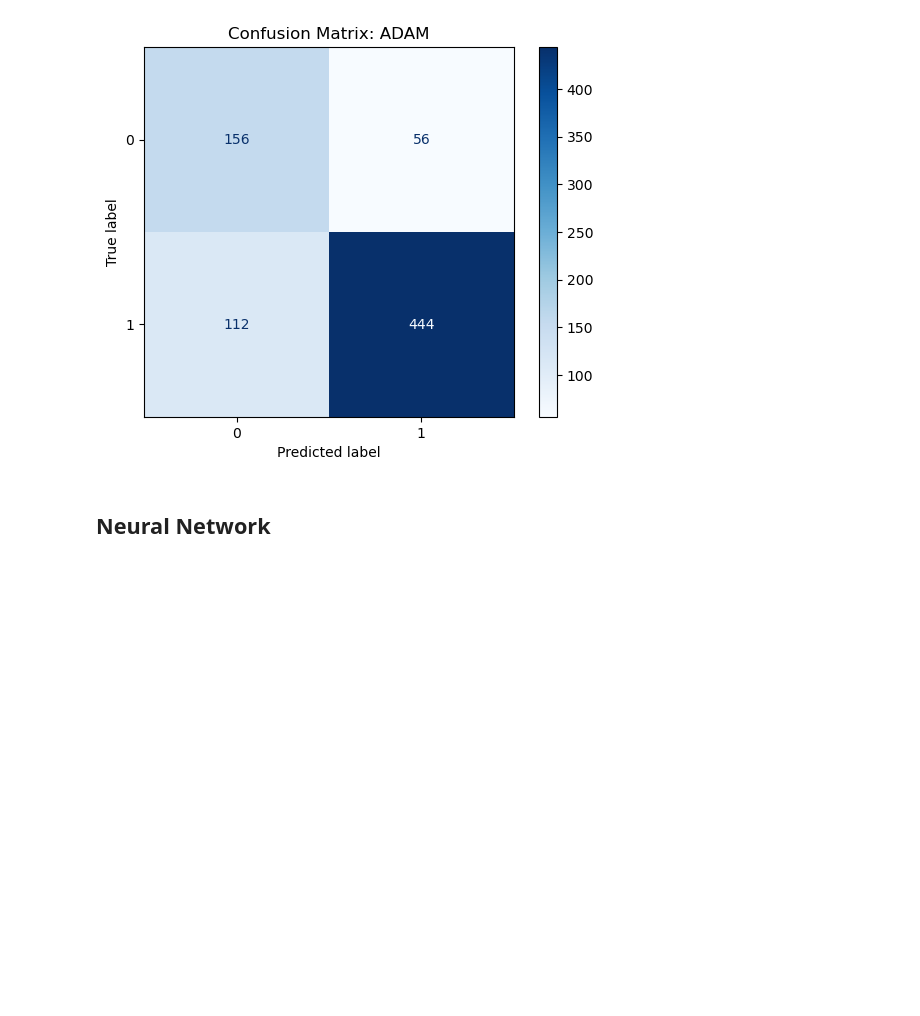
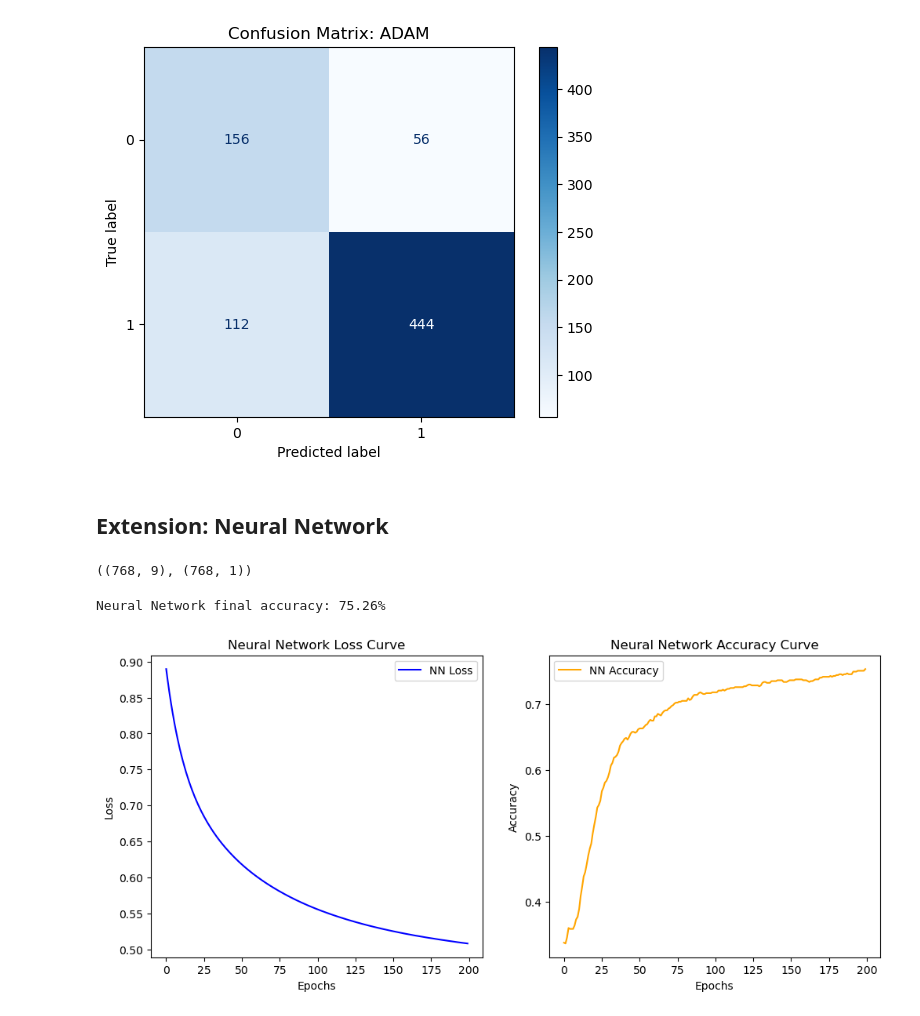
Before and after one commit to SonOfGillas/Satistical_and_Mathematical_Methods_for_machine_learning, a Jupyter notebook: homework/homework-3.ipynb, the cells around one changed output. Drawn from its saved outputs; the diff is of its cells as text; code cells hidden in the pictures; blank space fills up the shorter version.

Commit message:
homework_3: neural network

```diff
--- a/homework/homework-3.ipynb
+++ b/homework/homework-3.ipynb
@@ -407,4 +407,4 @@ plt.show()
 [figure]
 [figure]
 # %% [markdown]
-## Neural Network
+## Extension: Neural Network
@@ -410,0 +485,34 @@ plt.show()
+# %%
+Y= Y.reshape(-1,1)
+
+X.shape, Y.shape
+# %% [output]
+((768, 9), (768, 1))
+# %%
+theta_nn_sgd, loss_nn_sgd, acc_nn_sgd = train_mlp_adam(
+    X, Y,
+    hidden=16,
+    lr=1e-3,
+    epochs=200,
+    batch_size=32,
+)
+print(f"Neural Network final accuracy: {acc_nn_sgd[-1]*100:.2f}%")
+# %% [output]
+Neural Network final accuracy: 75.26%
+# %%
+plt.figure(figsize=(12, 5))
+plt.subplot(1, 2, 1)
+plt.plot(loss_nn_sgd, label='NN Loss', color='blue')
+plt.xlabel('Epochs')
+plt.ylabel('Loss')
+plt.title('Neural Network Loss Curve')
+plt.legend()
+plt.subplot(1, 2, 2)
+plt.plot(acc_nn_sgd, label='NN Accuracy', color='orange')
+plt.xlabel('Epochs')
+plt.ylabel('Accuracy')
+plt.title('Neural Network Accuracy Curve')
+plt.legend()
+plt.show()
+# %% [output]
+[figure, added]
```
Also changed, not shown: parts of 2 cells of this notebook.
